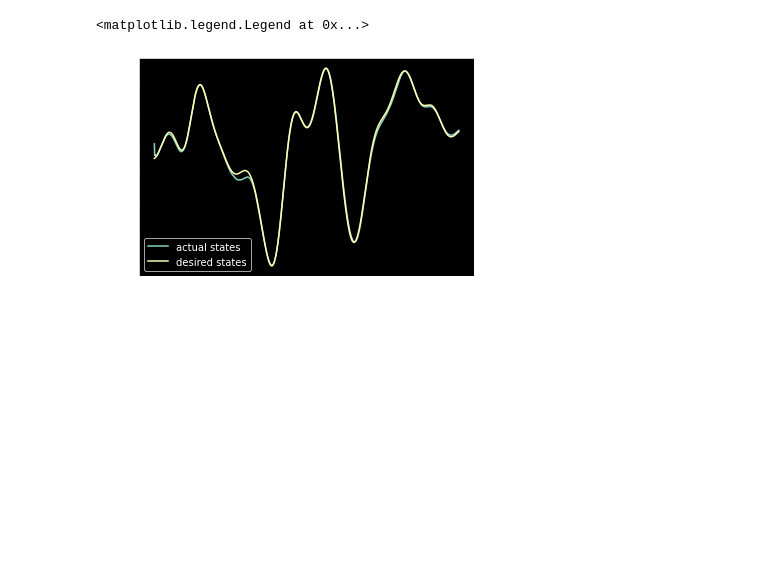
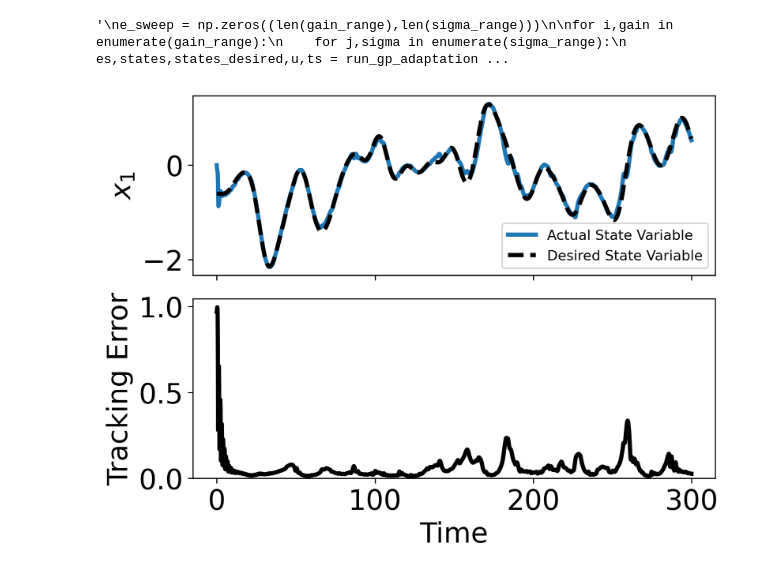
Before and after one commit to kozleo/rnns-of-rnns, a Jupyter notebook: notebooks/Adaptive Control.ipynb, the cells around one changed output. Drawn from its saved outputs; the diff is of its cells as text; code cells hidden in the pictures; blank space fills up the shorter version.

Commit message:
subspace tracking experiments

```diff
--- a/notebooks/Adaptive Control.ipynb
+++ b/notebooks/Adaptive Control.ipynb
@@ -12,13 +12,13 @@ import os
 %autoreload 2
 
 plt.rcParams.update({
-    'font.size': 16,  # Update global font size
+    'font.size': 25,  # Update global font size
     'axes.titlesize': 20,  # Update axes title font size
     'axes.labelsize': 10,  # Update axes label font size
-    'xtick.labelsize': 12,  # Update xtick label font size
-    'ytick.labelsize': 12,  # Update ytick label font size
+    'xtick.labelsize': 20,  # Update xtick label font size
+    'ytick.labelsize': 20,  # Update ytick label font size
 })
-plt.style.use("dark_background")
+plt.style.use("seaborn-poster")
 # %%
 
 def generate_sine_waves(n, T, frequency=1, time_step=0.01):
@@ -122,17 +122,19 @@ class GW_Net:
         random_W_mask = np.random.choice([0,1],p = [0.5,0.5],size = (sum(ns),sum(ns)))
         W *= random_W_mask
 
+        D = np.eye(sum(ns))#np.random.normal(0,1,sum(ns),sum(ns))
+
         # project h2h to unit norm
         u,s,vt = np.linalg.svd(W)
         s = np.minimum(self.s_max,s)
         W = u @ np.diag(s) @ vt
 
-        self.W, self.F, self.A, self.B = W, F, A, B
+        self.W, self.F, self.A, self.B, self.D = W, F, A, B, D
 
     def forward(self, x, u):
         # Define the forward computation here
 
-        return -x + self.W @ np.maximum(0,x) + self.A @ np.maximum(0,x)  + u
+        return -x + self.W @ np.tanh(x) + self.A @ np.maximum(0,self.D @ x)  + u
 
     def __call__(self, x, u):
         return self.forward(x, u)
@@ -148,8 +150,6 @@ def run_gp_adaptation(net = None, hidden_size = 32, p = 5, dt = 0.005, T = 150,
     for trial in range(trials):
 
         net.A = np.eye(n)*net.B
-
-
 
         x = 0*np.random.normal(0, 1/np.sqrt(n), n)
 
@@ -173,7 +173,7 @@ def run_gp_adaptation(net = None, hidden_size = 32, p = 5, dt = 0.005, T = 150,
             e = x - xs_d[:,k]
             es[trial,k] = (1/np.sqrt(n))*np.linalg.norm(e)
 
-            net.A = net.A + dt*(-lam*net.A -eta*np.outer(e,np.maximum(0,x))*net.B)
+            net.A = net.A + dt*(-lam*net.A -eta*np.outer(e,np.maximum(0,net.D@x))*net.B)
             f = net(x, u[:,k] - gain*e)
 
             x = x +  dt*f
@@ -185,19 +273,54 @@ def run_gp_adaptation(net = None, hidden_size = 32, p = 5, dt = 0.005, T = 150,
 # %%
-GW_RNN_Stable = GW_Net(g = 1.5, s_max = 1.0, hidden_size = 16, p = 10, arch = 'hier')
+GW_RNN_Stable = GW_Net(g = 1.5, s_max = 1.0, hidden_size = 16, p = 10, arch = 'random')
+es,states,states_desired,u,ts = run_gp_adaptation(net = GW_RNN_Stable, T = 300, dt = 0.1, eta = 1, gain = gain, lam = 0, sigma = sigma, trials = 1)
 
-gain_range
-sigma_range
+gain_range = np.linspace(0,3,10)
+sigma_range = np.linspace(1,10,10)
 
 
+'''
+e_sweep = np.zeros((len(gain_range),len(sigma_range)))
 
-es,states,states_desired,u,ts = run_gp_adaptation(net = GW_RNN_Stable, T = 300, dt = 0.1, eta = 1, gain = 5, lam = 0.1, sigma = 5, trials = 1)
+for i,gain in enumerate(gain_range):
+    for j,sigma in enumerate(sigma_range):
+        es,states,states_desired,u,ts = run_gp_adaptation(net = GW_RNN_Stable, T = 300, dt = 0.1, eta = 1, gain = gain, lam = 0, sigma = sigma, trials = 1)
+        e_sweep[i,j] = np.mean(es)
+
+''';
+# %% [output]
+'\ne_sweep = np.zeros((len(gain_range),len(sigma_range)))\n\nfor i,gain in enumerate(gain_range):\n    for j,sigma in enumerate(sigma_range):\n        es,states,states_desired,u,ts = run_gp_adaptation ...
 # %%
-plt.plot(ts,states[:,30],label = 'actual states')
-plt.plot(ts,states_desired[30,:],label = 'desired states')
-plt.legend()
+plt.style.use("default")
+plt.rcParams.update({
+    'font.size': 10,  # Update global font size
+    'axes.titlesize': 20,  # Update axes title font size
+    'axes.labelsize': 20,  # Update axes label font size
+    'xtick.labelsize': 20,  # Update xtick label font size
+    'ytick.labelsize': 20,  # Update ytick label font size
+})
+
+fig,axs = plt.subplots(2,1,dpi = 300,sharex = True)
+
+GW_RNN_Stable = GW_Net(g = 1.5, s_max = 1.0, hidden_size = 16, p = 10, arch = 'GW')
+es,states,states_desired,u,ts = run_gp_adaptation(net = GW_RNN_Stable, T = 300, dt = 0.1, eta = 1, gain = 0, lam = 0, sigma = 3, trials = 1)
+mean_e = np.mean(es, axis = 0)
+
+axs[0].plot(ts,states[:,1],label = r'Actual State Variable',linewidth = 3)
+axs[0].plot(ts,states_desired[1,:],label = r'Desired State Variable',color = 'k',linestyle = '--',linewidth = 3)
+axs[0].legend()
+axs[0].set_ylabel(r'$x_1$')
+
+axs[1].plot(ts,mean_e,linewidth = 3,color = 'k')
+axs[1].set_ylim(0)
+axs[1].set_xlabel('Time')
+axs[1].set_ylabel(r'Tracking Error')
+
+plt.tight_layout()
+
+
+#plt.savefig('/home/leo/rnns-of-rnns/results/plots/tracking_error_gw.png',dpi = 300)
 # %% [output]
-<matplotlib.legend.Legend at 0x...>
-[figure, old version]
+[figure, new version]
 # %%
 #mean_stable = np.mean(es, axis = 0)
 #plt.plot(mean_stable);
```
Also changed, not shown: parts of 12 cells of this notebook, 14 other files.
